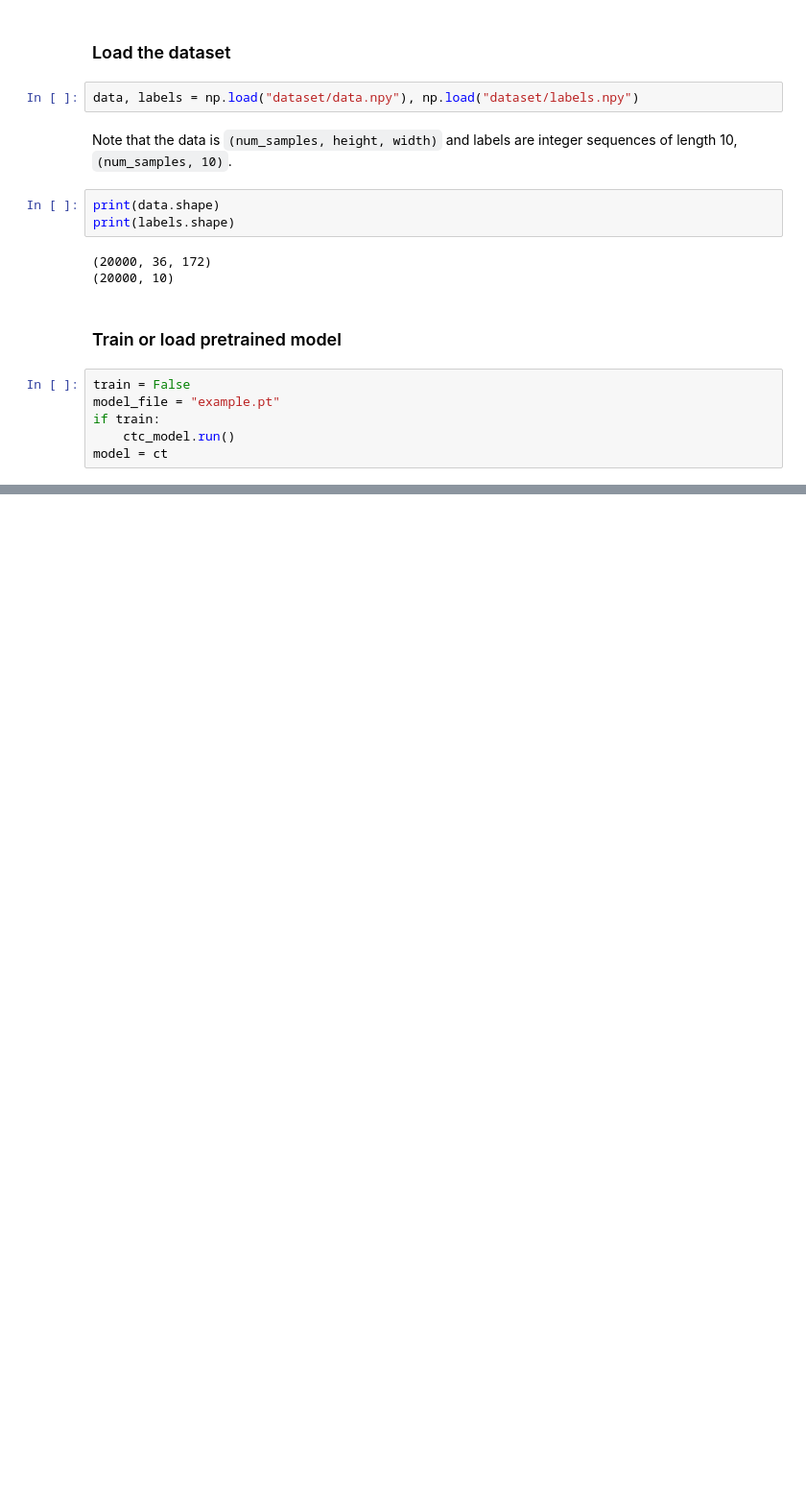
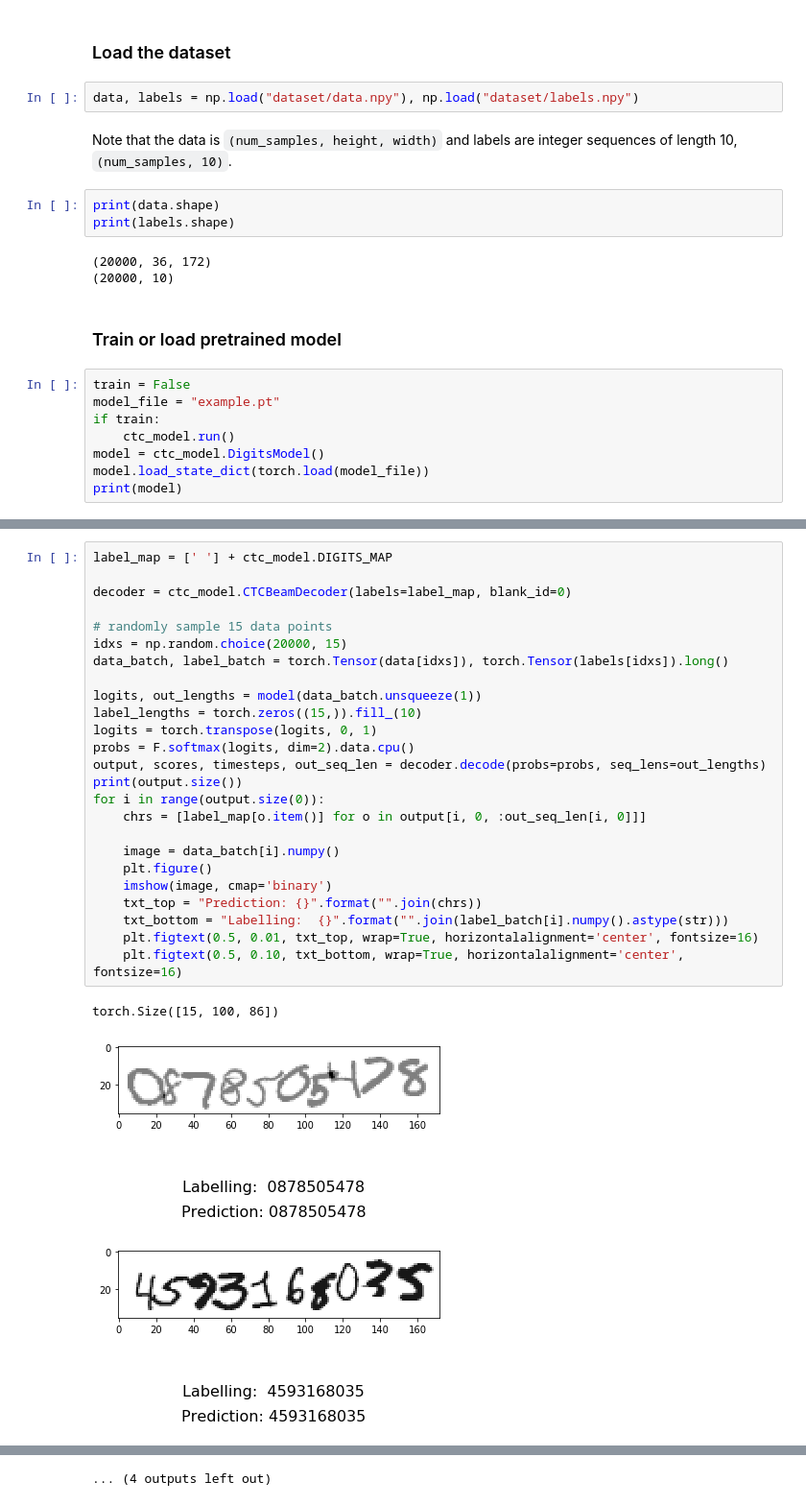
Before and after one commit to cmudeeplearning11785/Fall2018-tutorials, a Jupyter notebook: recitation-8/ctc_handwritten_digit_reader.ipynb, the cells around one changed output, grey strips where cells are left out. Shown at 96% size. Cells and saved outputs as stored; diff of their text form; blank space fills up the shorter version.

Commit message:
models

```diff
--- a/recitation-8/ctc_handwritten_digit_reader.ipynb
+++ b/recitation-8/ctc_handwritten_digit_reader.ipynb
@@ -34,4 +39,6 @@ train = False
 model_file = "example.pt"
 if train:
     ctc_model.run()
-model = ct
+model = ctc_model.DigitsModel()
+model.load_state_dict(torch.load(model_file))
+print(model)
@@ -37,0 +64,29 @@ model = ct
+# %%
+label_map = [' '] + ctc_model.DIGITS_MAP
+
+decoder = ctc_model.CTCBeamDecoder(labels=label_map, blank_id=0)
+
+# randomly sample 15 data points
+idxs = np.random.choice(20000, 15)
+data_batch, label_batch = torch.Tensor(data[idxs]), torch.Tensor(labels[idxs]).long()
+
+logits, out_lengths = model(data_batch.unsqueeze(1))
+label_lengths = torch.zeros((15,)).fill_(10)
+logits = torch.transpose(logits, 0, 1)
+probs = F.softmax(logits, dim=2).data.cpu()
+output, scores, timesteps, out_seq_len = decoder.decode(probs=probs, seq_lens=out_lengths)
+print(output.size())
+for i in range(output.size(0)):
+    chrs = [label_map[o.item()] for o in output[i, 0, :out_seq_len[i, 0]]]
+
+    image = data_batch[i].numpy()
+    plt.figure()
+    imshow(image, cmap='binary')
+    txt_top = "Prediction: {}".format("".join(chrs))
+    txt_bottom = "Labelling:  {}".format("".join(label_batch[i].numpy().astype(str)))
+    plt.figtext(0.5, 0.01, txt_top, wrap=True, horizontalalignment='center', fontsize=16)
+    plt.figtext(0.5, 0.10, txt_bottom, wrap=True, horizontalalignment='center', fontsize=16)
+# %% [output]
+torch.Size([15, 100, 86])
+[figure, added]
+[figure, added]
@@ -37,0 +102 @@ model = ct
+... (4 outputs left out)
```
Also changed, not shown: parts of 4 cells of this notebook, 2 other files.
